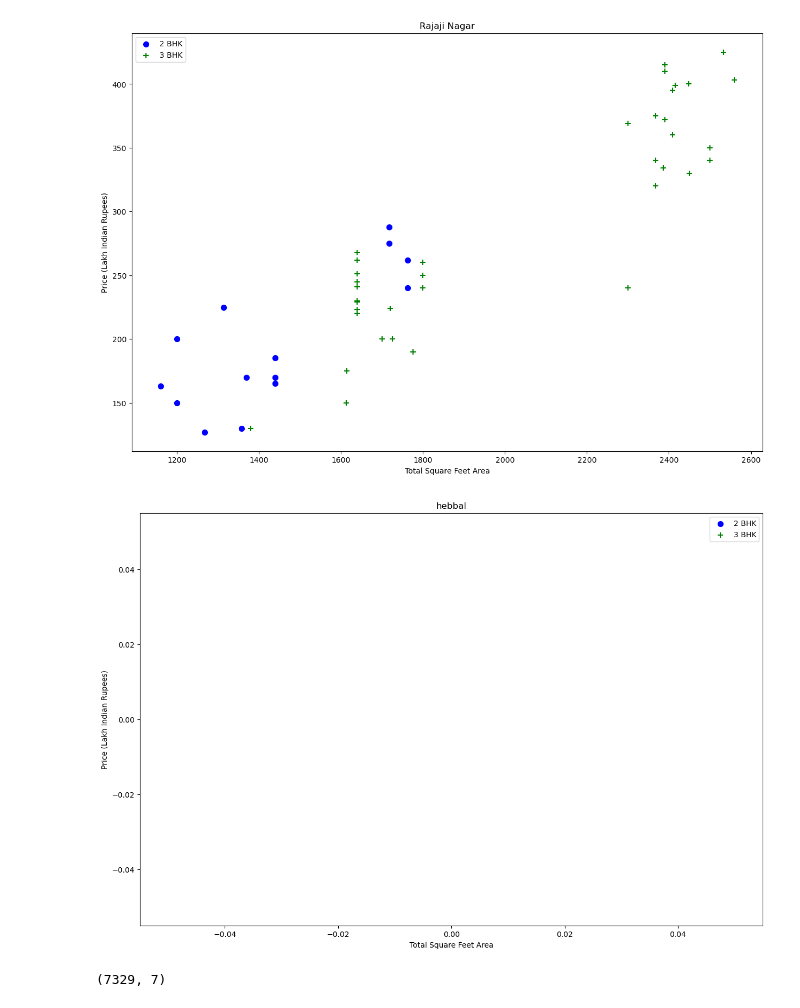
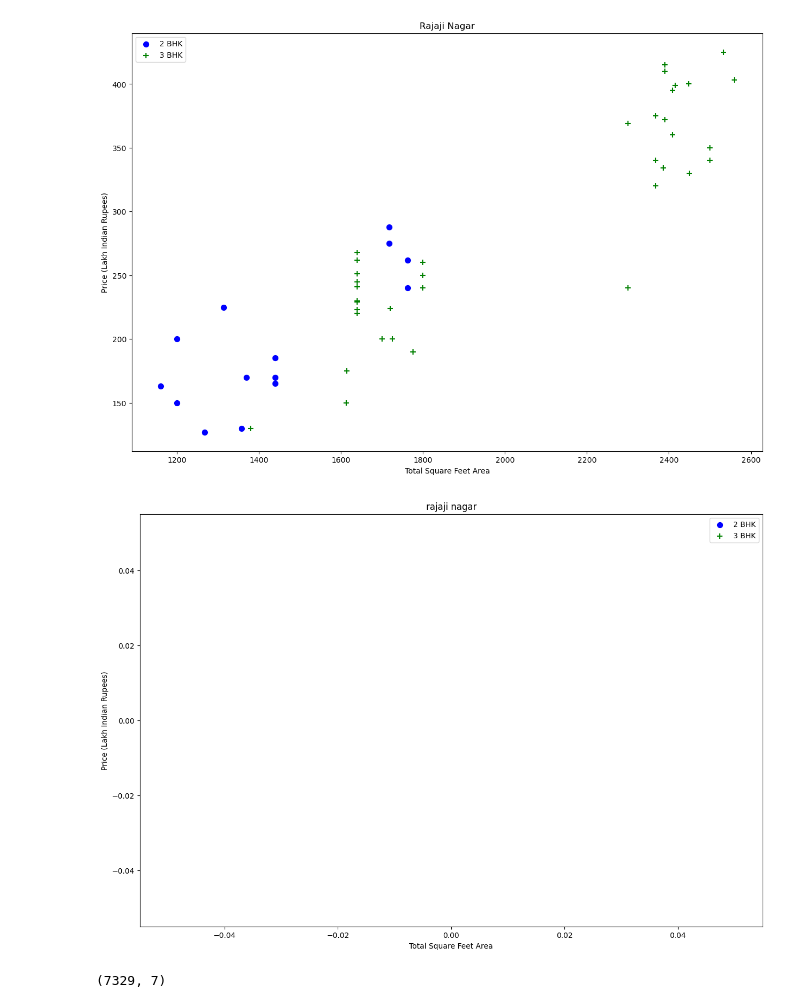
Before and after one commit to Ukpro-code/Coding-Shinobi, a Jupyter notebook: Python Project/Project #1 Real estate Price Prediction/Real Estate Price Prediction.ipynb, the cells around one changed output. Drawn from its saved outputs; the diff is of its cells as text; code cells hidden in the pictures.

```diff
--- a/Python Project/Project #1 Real estate Price Prediction/Real Estate Price Prediction.ipynb
+++ b/Python Project/Project #1 Real estate Price Prediction/Real Estate Price Prediction.ipynb
@@ -12,5 +24,5 @@ FileNotFoundError: [Errno 2] No such file or directory: 'D:\\Ukesh\\Coding Shino
 # %%
-drf = pd.read_csv(r'D:\Ukesh\Coding Shinobi\Python Project\Project #1 Real estate Price Prediction\Bengaluru_House_Data.csv')
+drf = pd.read_csv('Bengaluru_House_Data.csv')
 drf.head()
 # %% [output]
 |  | area_type | availability | location | size | society | total_sqft | bath | balcony | price |
@@ -307,17 +319,17 @@ plot_scatter_chart(drf7,"Rajaji Nagar")
 # %%
 def plot_scatter_chart(df,location):
     bhk2 = df[(df.location==location) & (df.bhk==2)]
     bhk3 = df[(df.location==location) & (df.bhk==3)]
     matplotlib.rcParams['figure.figsize'] = (15,10)
     plt.scatter(bhk2.total_sqft,bhk2.price,color='blue',label='2 BHK', s=50)
     plt.scatter(bhk3.total_sqft,bhk3.price,marker='+', color='green',label='3 BHK', s=50)
     plt.xlabel("Total Square Feet Area")
     plt.ylabel("Price (Lakh Indian Rupees)")
     plt.title(location)
     plt.legend()
-plot_scatter_chart(drf7,"hebbal")
+plot_scatter_chart(drf7,"rajaji nagar")
 # %% [output]
-[figure, old version]
+[figure, new version]
 # %%
 def remove_bhk_outliers(df):
     exclude_indices = np.array([])
```
Also changed, not shown: parts of 11 cells of this notebook.
